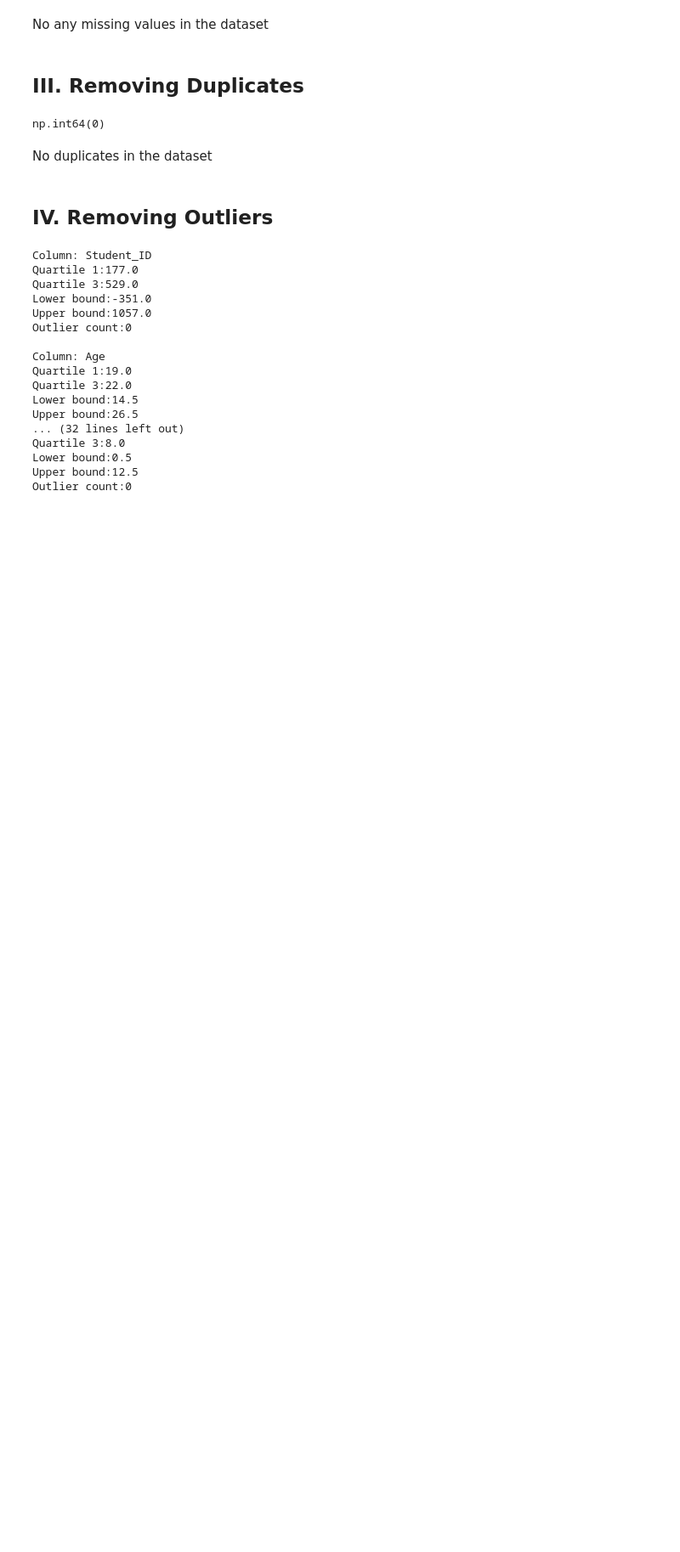
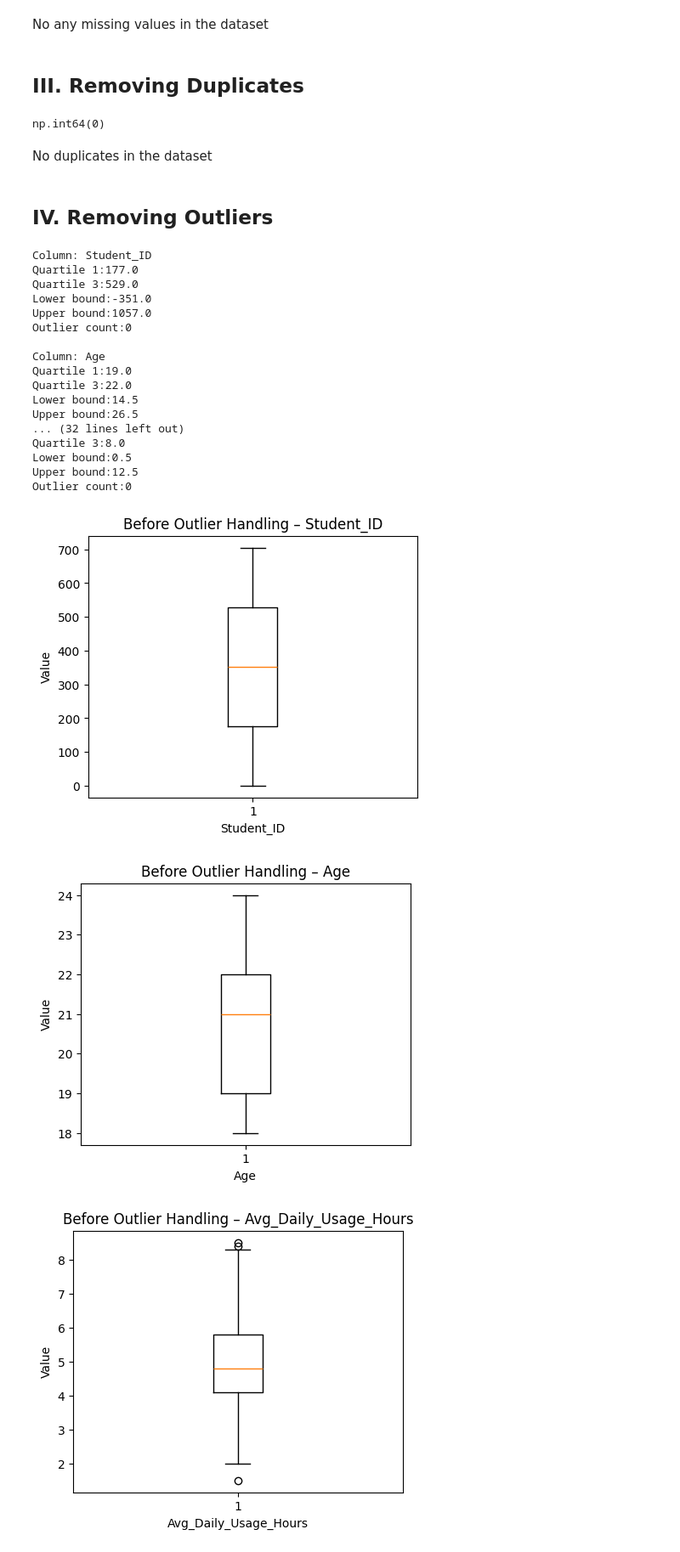
Before and after one commit to pasindu-piyumal/Student_Social_Media_Addiction, a Jupyter notebook: predict_student_social_media_addiction.ipynb, the cells around one changed output. Shown at 85% size. Cells and saved outputs as stored; diff of their text form; code cells hidden in the pictures; blank space fills up the shorter version.

Commit message:
check outlieres using box plot

```diff
--- a/predict_student_social_media_addiction.ipynb
+++ b/predict_student_social_media_addiction.ipynb
@@ -159,3 +159,15 @@ Quartile 3:8.0
 Lower bound:0.5
 Upper bound:12.5
 Outlier count:0
+# %%
+for col in numeric_cols:
+    plt.figure(figsize=(5, 4))
+    plt.boxplot(df[col].dropna())
+    plt.title(f"Before Outlier Handling – {col}")
+    plt.xlabel(col)
+    plt.ylabel("Value")
+    plt.show()
+# %% [output]
+[figure, added]
+[figure, added]
+[figure, added]
```
Also changed, not shown: parts of 2 cells of this notebook.
